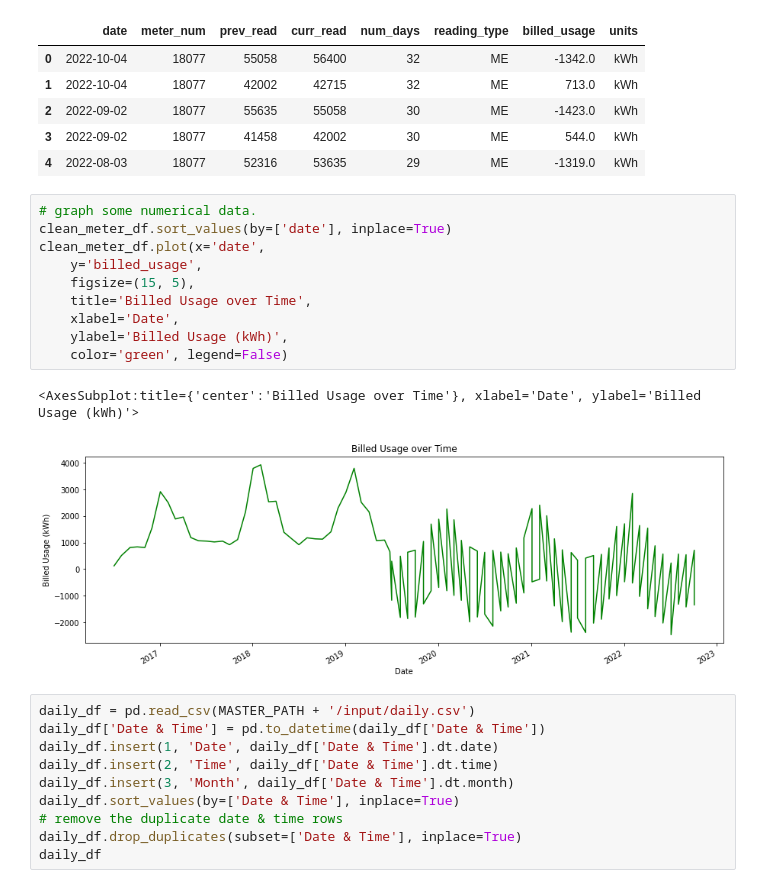
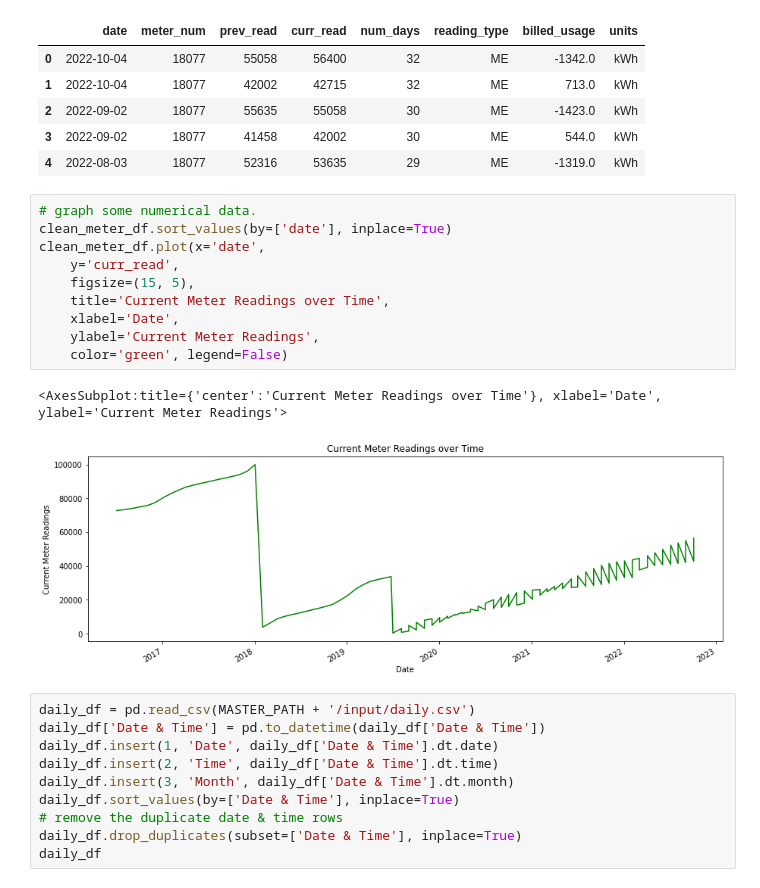
Before and after one commit to TheSupremeToast/Datafest2022-DataSoup, a Jupyter notebook: src/graph1.ipynb, the cells around one changed output. Saved outputs shown, nothing was run; the diff lists cells and outputs as text.

```diff
--- a/src/graph1.ipynb
+++ b/src/graph1.ipynb
@@ -24,16 +24,16 @@ clean_meter_df.head()
 # %%
 # graph some numerical data.
 clean_meter_df.sort_values(by=['date'], inplace=True)
 clean_meter_df.plot(x='date',
-    y='billed_usage',
+    y='curr_read',
     figsize=(15, 5),
-    title='Billed Usage over Time',
+    title='Current Meter Readings over Time',
     xlabel='Date',
-    ylabel='Billed Usage (kWh)',
+    ylabel='Current Meter Readings',
     color='green', legend=False)
 # %% [output]
-<AxesSubplot:title={'center':'Billed Usage over Time'}, xlabel='Date', ylabel='Billed Usage (kWh)'>
+<AxesSubplot:title={'center':'Current Meter Readings over Time'}, xlabel='Date', ylabel='Current Meter Readings'>
-[figure, old version]
+[figure, new version]
 # %%
 daily_df = pd.read_csv(MASTER_PATH + '/input/daily.csv')
 daily_df['Date & Time'] = pd.to_datetime(daily_df['Date & Time'])
```
Also changed, not shown: 2 other files.
